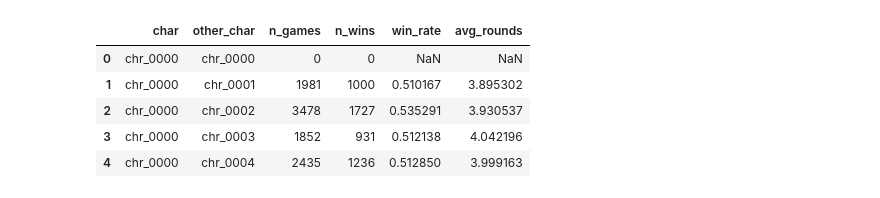
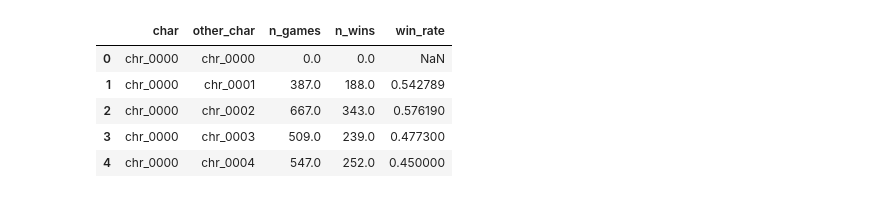
Before and after one commit to DanielRJohnson/Tekken8-Match-Stats, a Jupyter notebook: plotting.ipynb, the cells around one changed output. Saved outputs shown, nothing was run; the diff lists cells and outputs as text; code cells hidden in the pictures.

```diff
--- a/plotting.ipynb
+++ b/plotting.ipynb
@@ -18,5 +18,5 @@ data_dir
 # %%
-rank_low = 0
+rank_low = 18
 rank_high = 29
 rank_text = f"{dan_names_dict[rank_low]} to {dan_names_dict[rank_high]}"
 # %%
@@ -35,18 +42,18 @@ KeyboardInterrupt:
 # %%
 matchup_fns = Path(os.path.join(data_dir, "matchup_data")).rglob("*.csv")
 matchup_dfs = [pd.read_csv(f) for f in matchup_fns
-          if (int(re.findall('\d+', str(f))[-1]) >= rank_low)
-          and (int(re.findall('\d+', str(f))[-1]) <= rank_high)]
+          if (int(re.findall(r'\d+', str(f))[-1]) >= rank_low)
+          and (int(re.findall(r'\d+', str(f))[-1]) <= rank_high)]
 df_matchups = pd.concat(matchup_dfs).groupby(["char", "other_char"]).agg(
-    {"n_games": "sum", "n_wins": "sum", "win_rate": "mean", "avg_rounds": "mean"}).reset_index()
+    {"n_games": "sum", "n_wins": "sum", "win_rate": "mean"}).reset_index()
 df_matchups.head()
 # %% [output]
-|  | char | other_char | n_games | n_wins | win_rate | avg_rounds |
-| 0 | chr_0000 | chr_0000 | 0 | 0 | NaN | NaN |
-| 1 | chr_0000 | chr_0001 | 1981 | 1000 | 0.510167 | 3.895302 |
-| 2 | chr_0000 | chr_0002 | 3478 | 1727 | 0.535291 | 3.930537 |
-| 3 | chr_0000 | chr_0003 | 1852 | 931 | 0.512138 | 4.042196 |
-| 4 | chr_0000 | chr_0004 | 2435 | 1236 | 0.512850 | 3.999163 |
+|  | char | other_char | n_games | n_wins | win_rate |
+| 0 | chr_0000 | chr_0000 | 0.0 | 0.0 | NaN |
+| 1 | chr_0000 | chr_0001 | 387.0 | 188.0 | 0.542789 |
+| 2 | chr_0000 | chr_0002 | 667.0 | 343.0 | 0.576190 |
+| 3 | chr_0000 | chr_0003 | 509.0 | 239.0 | 0.477300 |
+| 4 | chr_0000 | chr_0004 | 547.0 | 252.0 | 0.450000 |
 # %%
 plt.gcf().set_size_inches(12, 8)
 plt.gcf().set_dpi(100)
```
Also changed, not shown: parts of 7 cells of this notebook, 19 other files.
